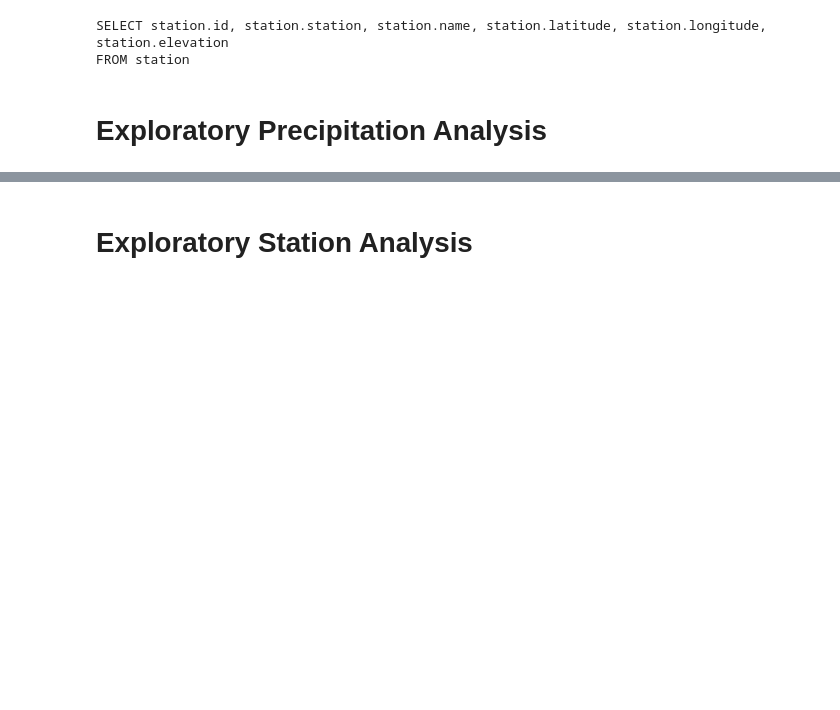
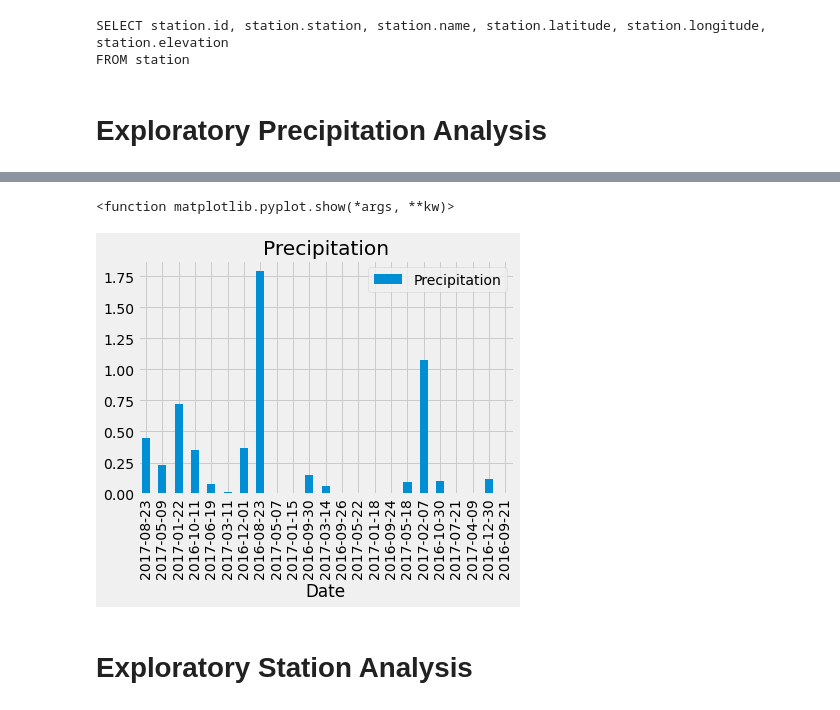
Before and after one commit to yukamara/sqlalchemy-challenge, a Jupyter notebook: sqlalchemy-challenge.ipynb, the cells around one changed output, grey strips where cells are left out. Cells and saved outputs as stored; diff of their text form; code cells hidden in the pictures; blank space fills up the shorter version.

Commit message:
Almost completed exploratory precipitation analysis, only thing left is summary

```diff
--- a/sqlalchemy-challenge.ipynb
+++ b/sqlalchemy-challenge.ipynb
@@ -109,2 +122,4 @@ print(year_ago)
 # %%
-last_12_months = session.query(Measurement.date, Measurement.prcp).order_by(Measurement.date.desc()).limit(365).all()
+# Perform a query to retrieve the date and precipitation scores
+
+last_12_months = session.query(Measurement.date, Measurement.prcp).filter(Measurement.date >= year_ago).all()
@@ -157,2 +149,12 @@ for row in session.query(Measurement.date, Measurement.prcp).order_by(Measuremen
+# %%
+# Use Pandas Plotting with Matplotlib to plot the data
+
+#df.plot(kind='bar', title='Precipitation')
+df.iloc[::-100].plot.bar(title="Precipitation")
+
+plt.show
+# %% [output]
+<function matplotlib.pyplot.show(*args, **kw)>
+[figure, added]
 # %%
 # Use Pandas to calcualte the summary statistics for the precipitation data
```
Also changed, not shown: parts of 14 cells of this notebook.
